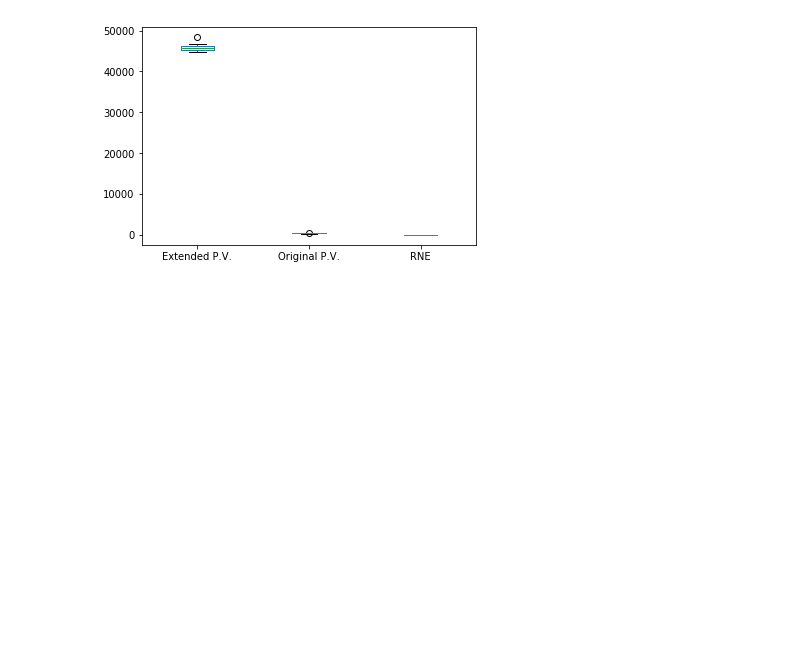
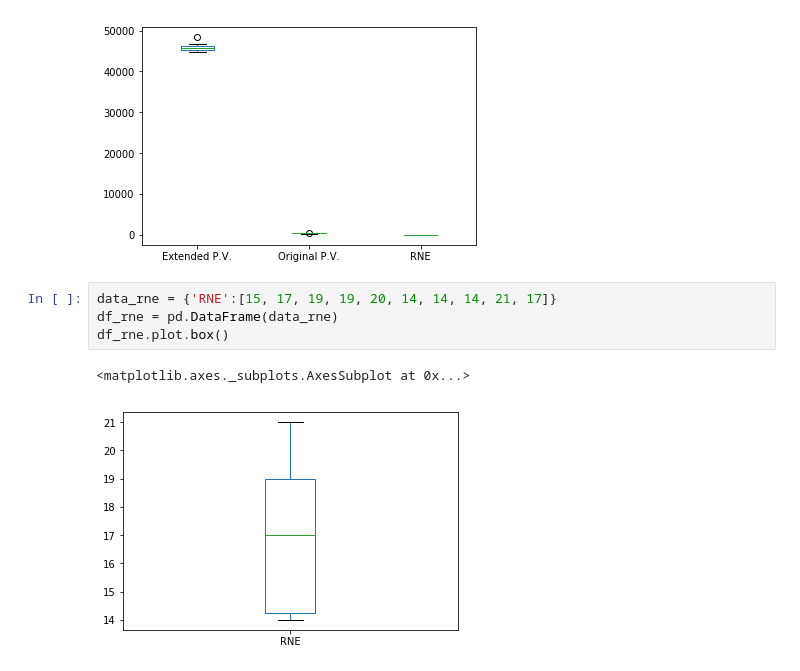
Before and after one commit to DjoleMNE/Extending_a_Constrained_Hybrid_Dynamics_Solver_for_Energy-Optimal_Robot_Motions_in_the_Presence_of_S, a Jupyter notebook: plotting_graphs.ipynb, the cells around one changed output. Saved outputs shown, nothing was run; the diff lists cells and outputs as text; blank space fills up the shorter version.

```diff
--- a/plotting_graphs.ipynb
+++ b/plotting_graphs.ipynb
@@ -266,3 +266,10 @@ min     44736.000000     349.000000  14.000000
 75%     46275.750000     430.000000  19.000000
 max     48359.000000     530.000000  21.000000
 [figure]
+# %%
+data_rne = {'RNE':[15, 17, 19, 19, 20, 14, 14, 14, 21, 17]}
+df_rne = pd.DataFrame(data_rne)
+df_rne.plot.box()
+# %% [output]
+<matplotlib.axes._subplots.AxesSubplot at 0x...>
+[figure, added]
```
Also changed, not shown: parts of 3 cells of this notebook, 2 other files.
